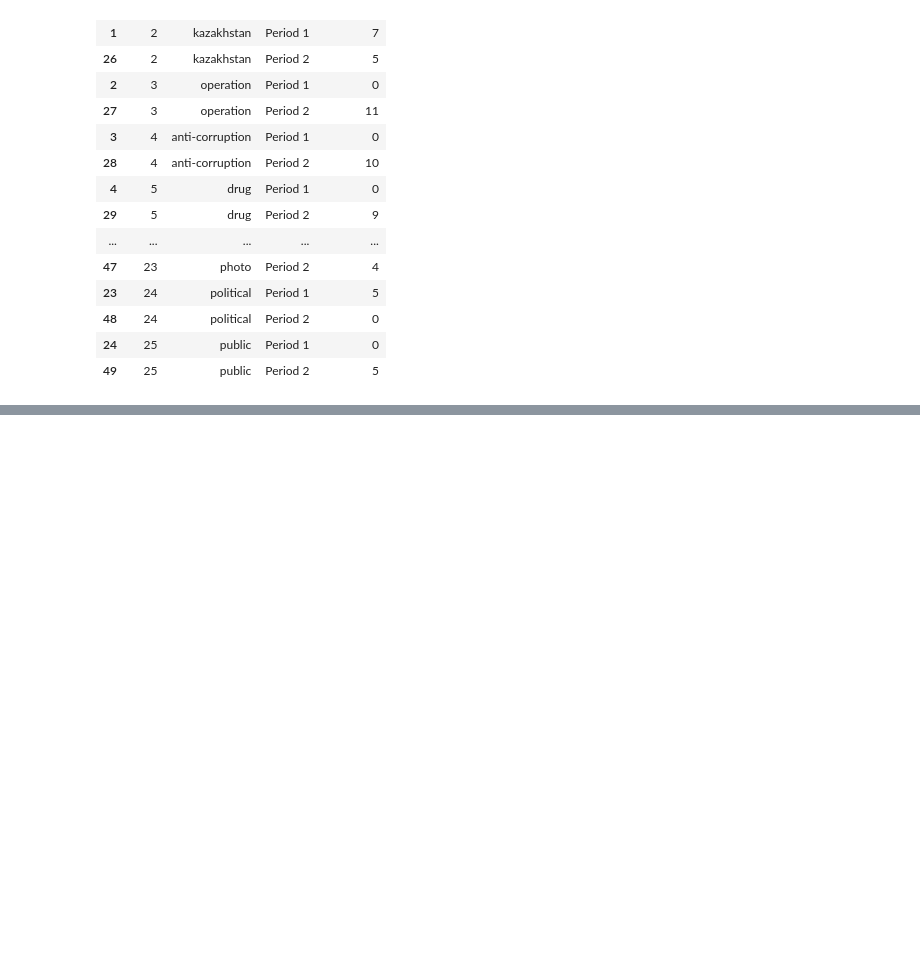
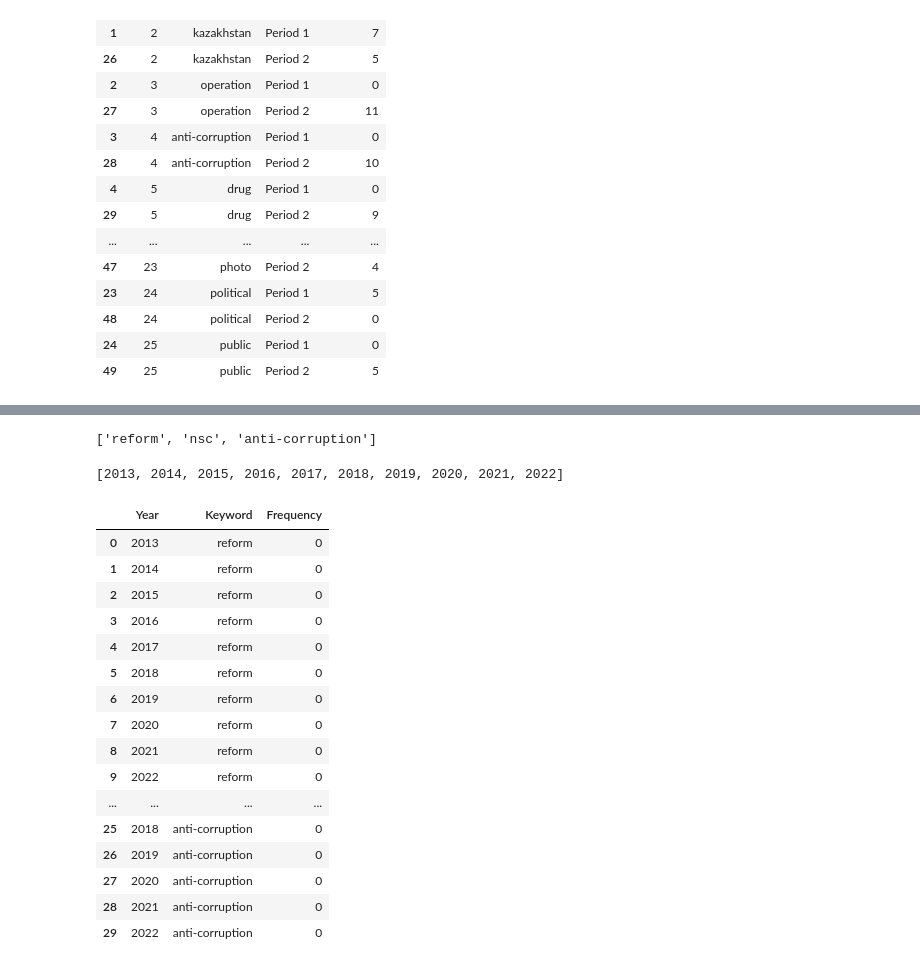
Before and after one commit to seouljake/kimep-data-science-lab, a Jupyter notebook: 2023.02 CSS3501_4 Text Analysis in Python/Task 4.2 - Keyword Analysis.ipynb, the cells around one changed output, grey strips where cells are left out. Drawn from its saved outputs; the diff is of its cells as text; code cells hidden in the pictures; blank space fills up the shorter version.

```diff
--- a/2023.02 CSS3501_4 Text Analysis in Python/Task 4.2 - Keyword Analysis.ipynb
+++ b/2023.02 CSS3501_4 Text Analysis in Python/Task 4.2 - Keyword Analysis.ipynb
@@ -880,0 +657,38 @@ https://www.wordclouds.com/
+# %%
+selected_keywords = ["reform","nsc","anti-corruption"]
+selected_keywords
+# %% [output]
+['reform', 'nsc', 'anti-corruption']
+# %%
+t = list(range(2013,2023))
+t
+# %% [output]
+[2013, 2014, 2015, 2016, 2017, 2018, 2019, 2020, 2021, 2022]
+# %%
+# create time-series with 0 counts
+ts = pd.DataFrame({"Year":t})
+# %%
+for k in selected_keywords:
+    ts[k] = [0]*len(t)
+# %%
+ts = pd.melt(ts,id_vars="Year",var_name="Keyword",value_name="Frequency")
+# %%
+ts
+# %% [output]
+|  | Year | Keyword | Frequency |
+| 0 | 2013 | reform | 0 |
+| 1 | 2014 | reform | 0 |
+| 2 | 2015 | reform | 0 |
+| 3 | 2016 | reform | 0 |
+| 4 | 2017 | reform | 0 |
+| 5 | 2018 | reform | 0 |
+| 6 | 2019 | reform | 0 |
+| 7 | 2020 | reform | 0 |
+| 8 | 2021 | reform | 0 |
+| 9 | 2022 | reform | 0 |
+| ... | ... | ... | ... |
+| 25 | 2018 | anti-corruption | 0 |
+| 26 | 2019 | anti-corruption | 0 |
+| 27 | 2020 | anti-corruption | 0 |
+| 28 | 2021 | anti-corruption | 0 |
+| 29 | 2022 | anti-corruption | 0 |
```
Also changed, not shown: parts of 88 cells of this notebook, 42 other files.
